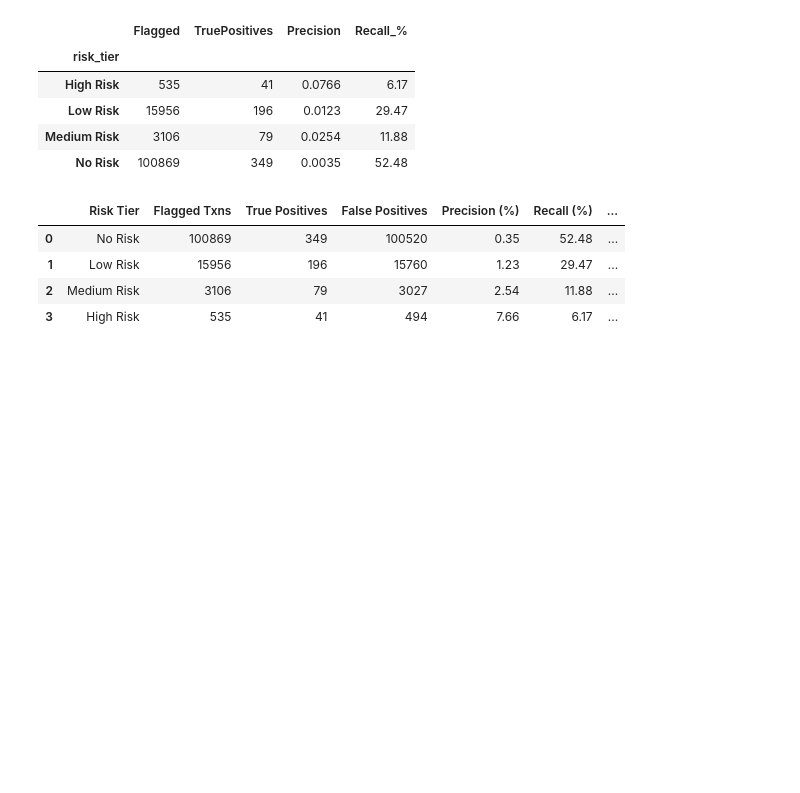
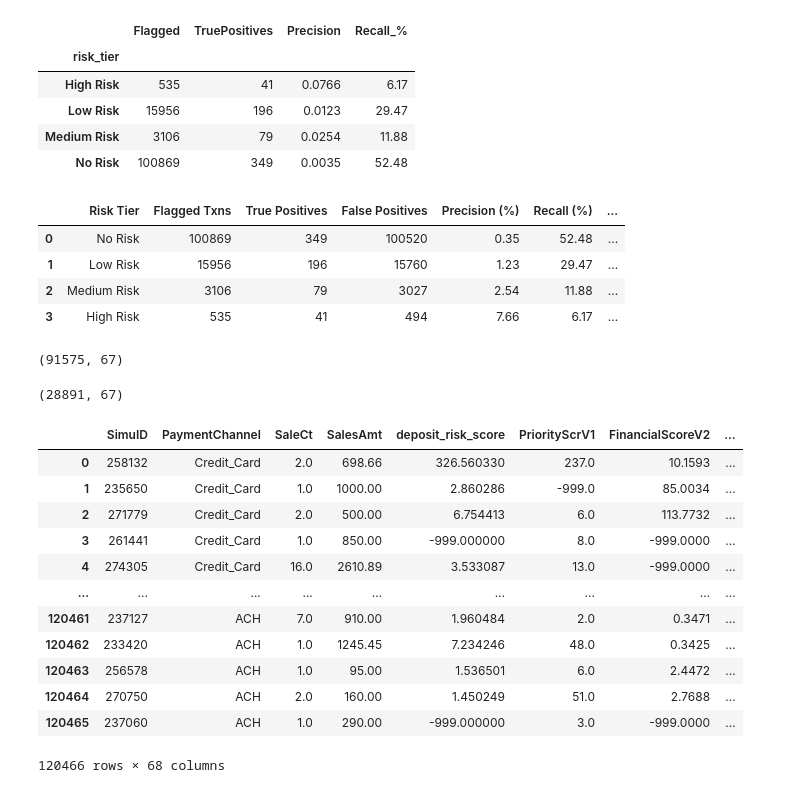
Before and after one commit to KGuruPrasad94/Craft_demo, a Jupyter notebook: Craft_demo_v6.ipynb, the cells around one changed output. Cells and saved outputs as stored; diff of their text form; code cells hidden in the pictures; blank space fills up the shorter version.

```diff
--- a/Craft_demo_v6.ipynb
+++ b/Craft_demo_v6.ipynb
@@ -2693,3 +2693,34 @@ tier_metrics_df
 | 1 | Low Risk | 15956 | 196 | 15760 | 1.23 | 29.47 | ... |
 | 2 | Medium Risk | 3106 | 79 | 3027 | 2.54 | 11.88 | ... |
 | 3 | High Risk | 535 | 41 | 494 | 7.66 | 6.17 | ... |
+# %%
+cb_df = final_df[final_df['PaymentChannel'] == 'Credit_Card']
+ach_df = final_df[final_df['PaymentChannel'] == 'ACH']
+# %%
+cb_df.shape
+# %% [output]
+(91575, 67)
+# %%
+ach_df.shape
+# %% [output]
+(28891, 67)
+# %%
+cb_df['model_score'] = cb_model.predict_proba(X_cb)[:, 1]
+ach_df['model_score'] = ach_model.predict_proba(X_ach)[:, 1]
+# %%
+model_df = pd.concat([cb_df, ach_df], ignore_index=True)
+model_df
+# %% [output]
+|  | SimuID | PaymentChannel | SaleCt | SalesAmt | deposit_risk_score | PriorityScrV1 | FinancialScoreV2 | ... |
+| 0 | 258132 | Credit_Card | 2.0 | 698.66 | 326.560330 | 237.0 | 10.1593 | ... |
+| 1 | 235650 | Credit_Card | 1.0 | 1000.00 | 2.860286 | -999.0 | 85.0034 | ... |
+| 2 | 271779 | Credit_Card | 2.0 | 500.00 | 6.754413 | 6.0 | 113.7732 | ... |
+| 3 | 261441 | Credit_Card | 1.0 | 850.00 | -999.000000 | 8.0 | -999.0000 | ... |
+| 4 | 274305 | Credit_Card | 16.0 | 2610.89 | 3.533087 | 13.0 | -999.0000 | ... |
+| ... | ... | ... | ... | ... | ... | ... | ... | ... |
+| 120461 | 237127 | ACH | 7.0 | 910.00 | 1.960484 | 2.0 | 0.3471 | ... |
+| 120462 | 233420 | ACH | 1.0 | 1245.45 | 7.234246 | 48.0 | 0.3425 | ... |
+| 120463 | 256578 | ACH | 1.0 | 95.00 | 1.536501 | 6.0 | 2.4472 | ... |
+| 120464 | 270750 | ACH | 2.0 | 160.00 | 1.450249 | 51.0 | 2.7688 | ... |
+| 120465 | 237060 | ACH | 1.0 | 290.00 | -999.000000 | 3.0 | -999.0000 | ... |
+120466 rows × 68 columns
```
Also changed, not shown: parts of 7 cells of this notebook.
